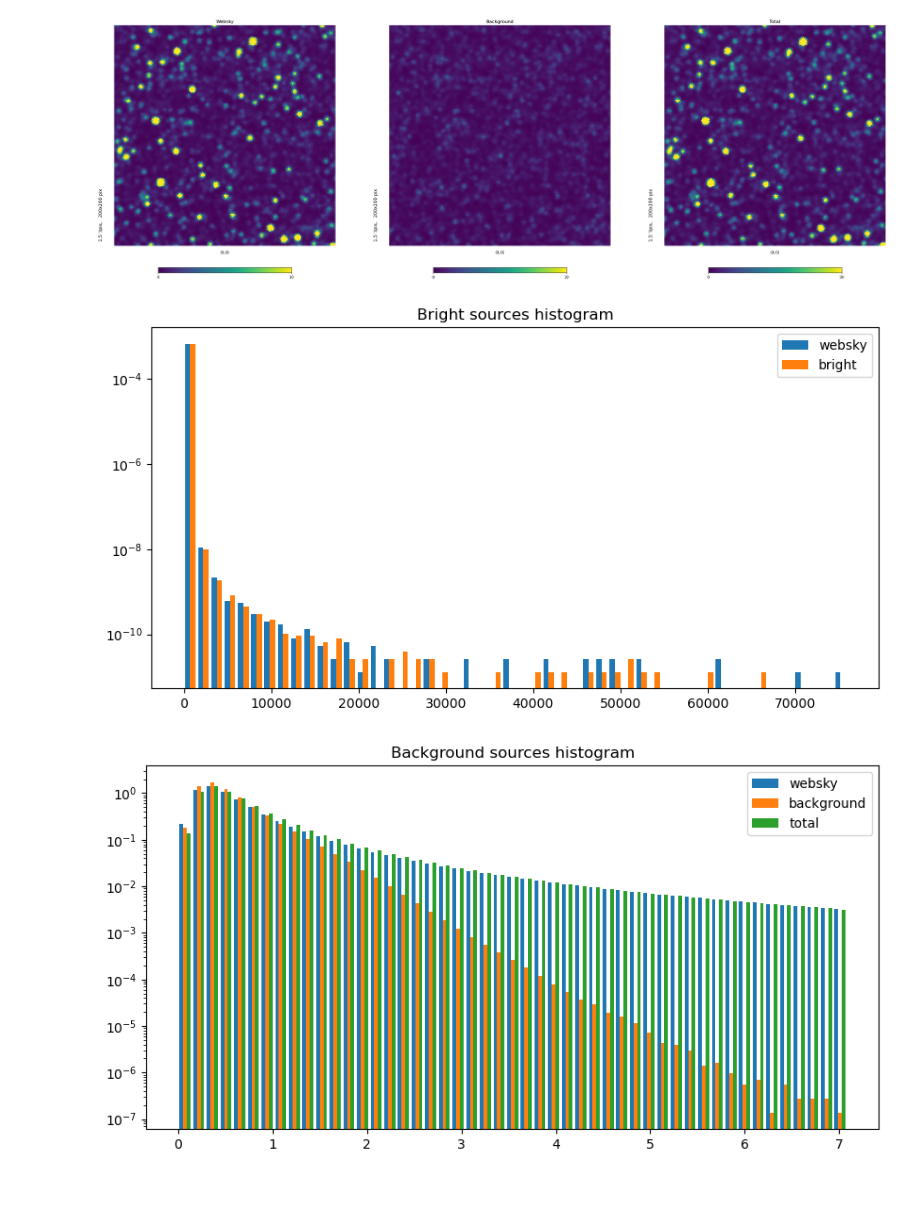
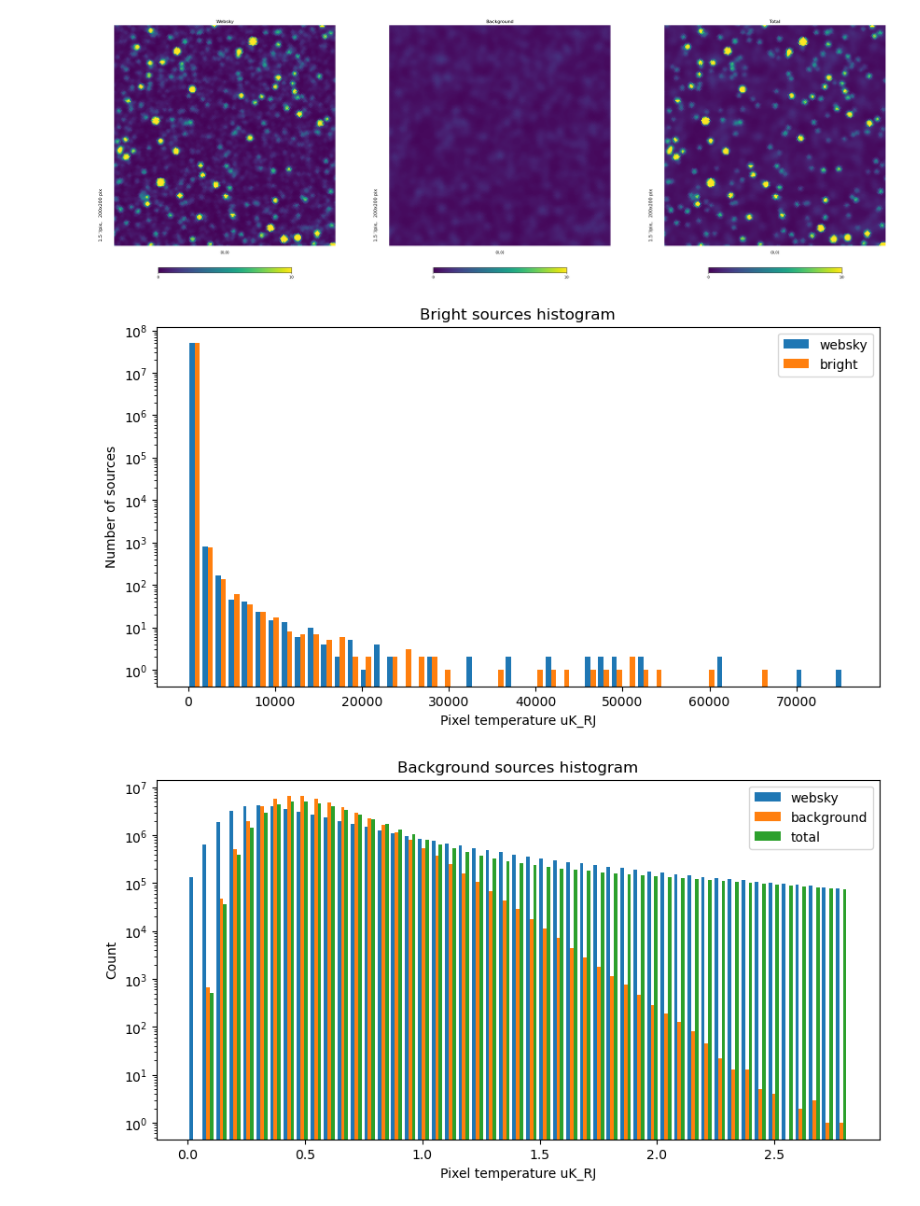
Before and after one commit to galsci/pysm, a Jupyter notebook: docs/preprocess-templates/catalog/compare_catalog_to_original_websky.ipynb, the cells around one changed output. Saved outputs shown, nothing was run; the diff lists cells and outputs as text; code cells hidden in the pictures.

```diff
--- a/docs/preprocess-templates/catalog/compare_catalog_to_original_websky.ipynb
+++ b/docs/preprocess-templates/catalog/compare_catalog_to_original_websky.ipynb
@@ -27,5 +27,5 @@ fwhm = {8192: 0.9 * u.arcmin, 4096: 2.6 * u.arcmin, 2048: 5.1 * u.arcmin}
 # %%
 freq = [80, 100] * u.GHz
 # %%
-background = pysm3.Sky(nside=nside, preset_strings=["rg3"]).get_emission(freq)
+background = pysm3.Sky(nside=nside, preset_strings=["rg3"]).get_emission(freq, lmax=int(2.5*nside), fwhm=10*u.arcmin)
 # %% [output]
@@ -143,20 +198,26 @@ hp.gnomview(bright[0]+background[0], min=0, max=10, title="Total", fig=fig, sub=
 [figure]
 # %%
 plt.figure(figsize=(10, 5))
-plt.hist([websky[0].value, bright[0].value], density=True, bins=50, log=True,
-         label=["websky", "bright"]);
+plt.hist([websky[0].value, bright[0].value], density=False, bins=50, log=True,
+         label=["websky", "bright"])
 plt.legend()
-plt.title("Bright sources histogram");
+plt.xlabel(f'Pixel temperature {websky.unit}')
+plt.ylabel('Number of sources')
+plt.title("Bright sources histogram")
+plt.show()
 # %% [output]
-[figure, old version]
+[figure, new version]
 # %%
 bins = np.linspace(0, background.max().value, 50)
 # %%
 plt.figure(figsize=(10, 5))
 
-plt.hist([websky[0].value, background[0].value, bright[0].value+background[0].value], density=True, bins=bins, log=True,
-         label=["websky", "background", "total"]);
+plt.hist([websky[0].value, background[0].value, bright[0].value + background[0].value], density=False, bins=bins, log=True,
+         label=["websky", "background", "total"])
 plt.legend()
-plt.title("Background sources histogram");
+plt.xlabel(f'Pixel temperature {websky.unit}')
+plt.ylabel('Count')
+plt.title("Background sources histogram")
+plt.show()
 # %% [output]
-[figure, old version]
+[figure, new version]
```
Also changed, not shown: parts of 13 cells of this notebook.
